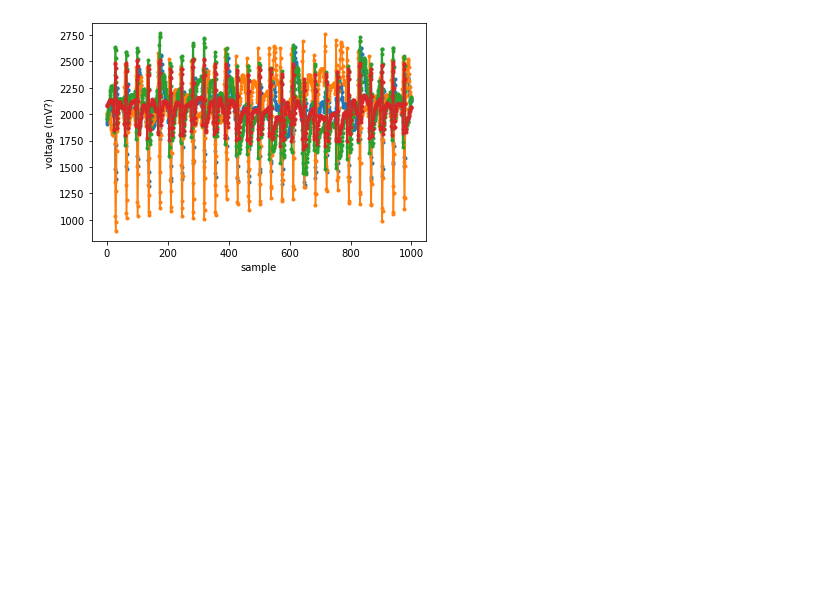
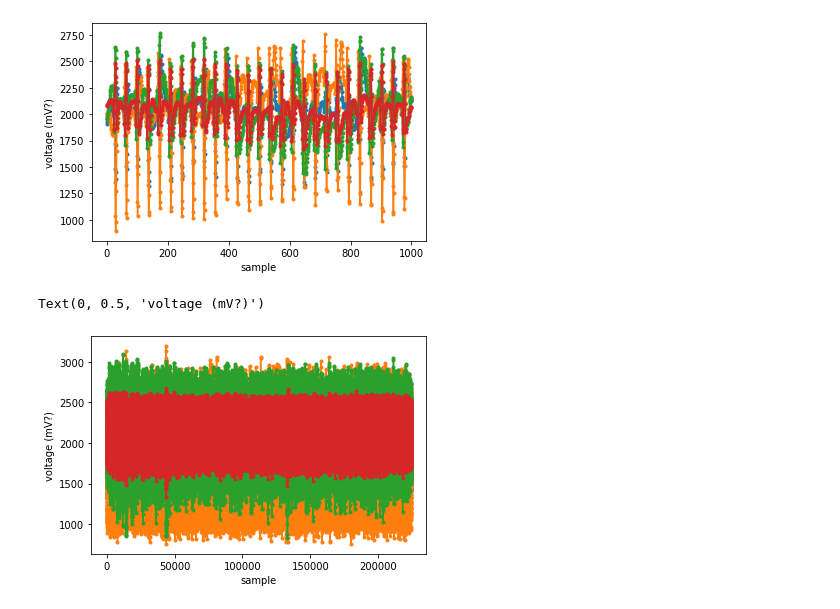
Before and after one commit to kalexandriabond/loki_1, a Jupyter notebook: analysis/analysis_nbs/prelim_ecg_viz.ipynb, the cells around one changed output. Saved outputs shown, nothing was run; the diff lists cells and outputs as text; code cells hidden in the pictures; blank space fills up the shorter version.

```diff
--- a/analysis/analysis_nbs/prelim_ecg_viz.ipynb
+++ b/analysis/analysis_nbs/prelim_ecg_viz.ipynb
@@ -71,3 +71,14 @@ plt.ylabel('voltage (mV?)')
 # %% [output]
 Text(0, 0.5, 'voltage (mV?)')
 [figure]
+# %%
+plt.plot(ecg_df.ECG4, '.-')
+plt.plot(ecg_df.ECG3 , '.-')
+plt.plot(ecg_df.ECG2 , '.-')
+plt.plot(ecg_df.ECG1 , '.-')
+
+plt.xlabel('sample')
+plt.ylabel('voltage (mV?)')
+# %% [output]
+Text(0, 0.5, 'voltage (mV?)')
+[figure, added]
```
Also changed, not shown: parts of 1 cell of this notebook, 2 other files.
